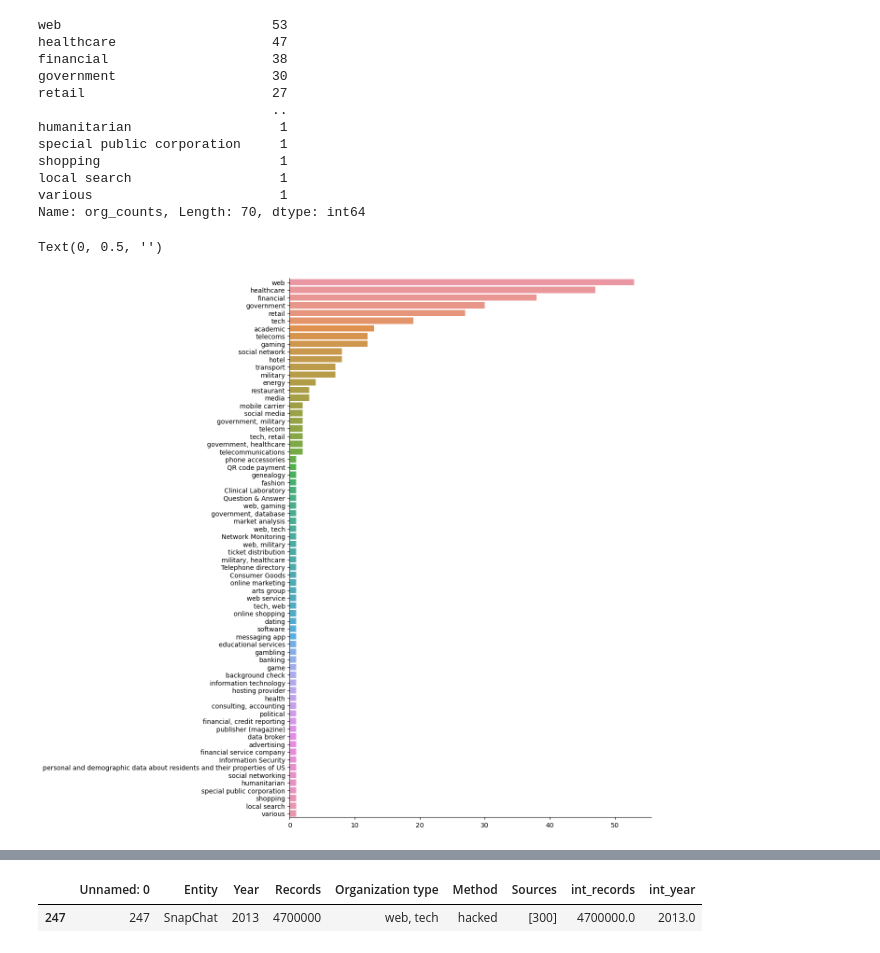
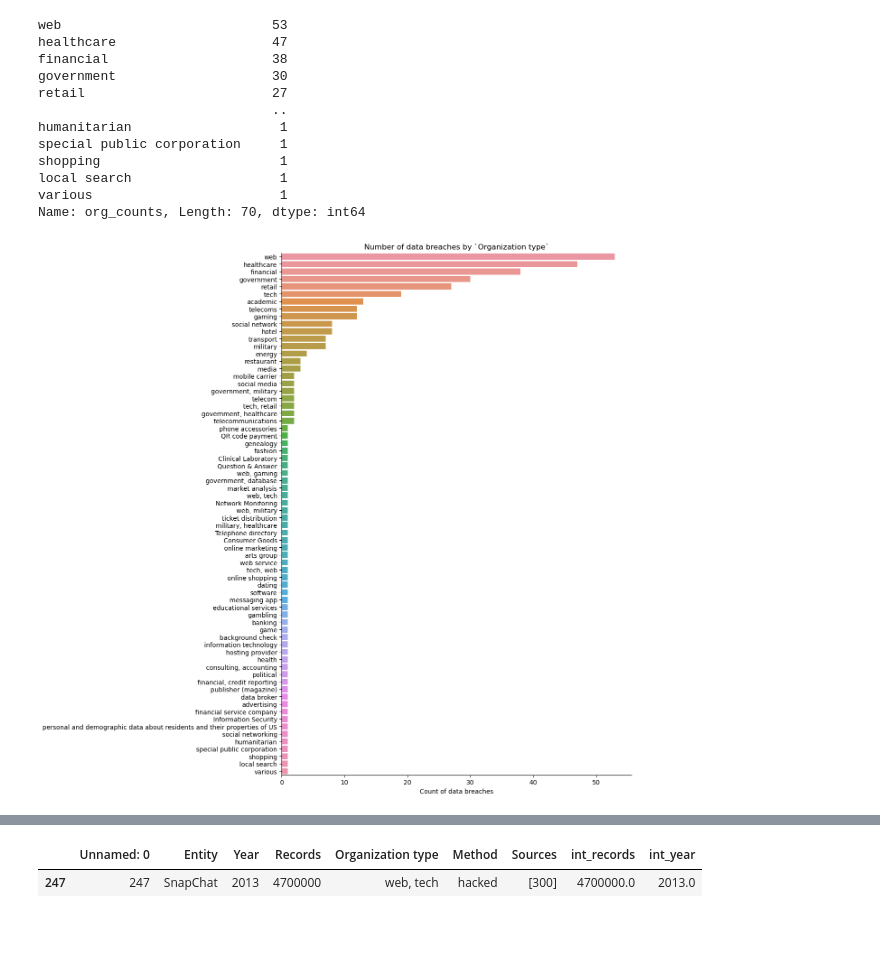
Before and after one commit to molly777yllom/DataDive5_DATA3500, a Jupyter notebook: data_breaches.ipynb, the cells around one changed output, grey strips where cells are left out. Drawn from its saved outputs; the diff is of its cells as text; code cells hidden in the pictures.

```diff
--- a/data_breaches.ipynb
+++ b/data_breaches.ipynb
@@ -247,21 +217,0 @@ data_breaches
-# %%
-# Define the function
-def check_numeric_and_convert(value):
-    try:
-        # Attempt to convert the value to an integer
-        return int(value)
-    except (ValueError, TypeError):
-        # If conversion fails, return NaN
-        return pd.NA
-
-# Example usage with a DataFrame
-df = pd.DataFrame({'records': ['123', '456', 'abc', '789.0', None]})
-
-# Apply the function to the column
-data_breaches['int_year'] = data_breaches['Year'].apply(check_numeric_and_convert)
-
-# Convert the 'column_name' to numeric, coercing non-numeric values to NaN
-data_breaches['int_year'] = pd.to_numeric(data_breaches['int_year'], errors='coerce')
-
-# Display the DataFrame
-data_breaches
@@ -433,0 +220,9 @@ Text(0, 0.5, 'Number of records')
+# %%
+# convert `Records` to numeric, setting non-numeric values to NaN
+data_breaches['num_records'] = pd.to_numeric(data_breaches['Records'], errors='coerce')
+
+# convert `Year` to numeric, setting non-numeric values to NaN
+data_breaches['num_year'] = pd.to_numeric(data_breaches['Year'], errors='coerce')
+
+# check the converted data types
+data_breaches.dtypes
@@ -499,16 +312,15 @@ local search                   1
 various                        1
 Name: org_counts, Length: 70, dtype: int64
 # %%
-# Plot:
-org_order = data_breaches['Organization type'].value_counts().index
+# Plot: count of data breaches by `Organization type`
+org_order = data_breaches['Organization type'].value_counts().index  # specify descending order for the organizations
+
 f, ax = plt.subplots(figsize=(10, 15))
-plt.subplots_adjust(hspace=0.5, wspace=0.5)
 sns.despine()
-
 sns.countplot(y='Organization type', data=data_breaches, order=org_order, ax=ax)
-ax.set_title('', weight='bold')
-ax.set_xlabel('', weight='bold')
-ax.set_ylabel('', weight='bold')
+ax.set_title('Number of data breaches, by `Organization type`')
+ax.set_xlabel('Count of data breaches')
+ax.set_ylabel('')
+plt.show()
 # %% [output]
-Text(0, 0.5, '')
-[figure, old version]
+[figure, new version]
```
Also changed, not shown: parts of 52 cells of this notebook.
